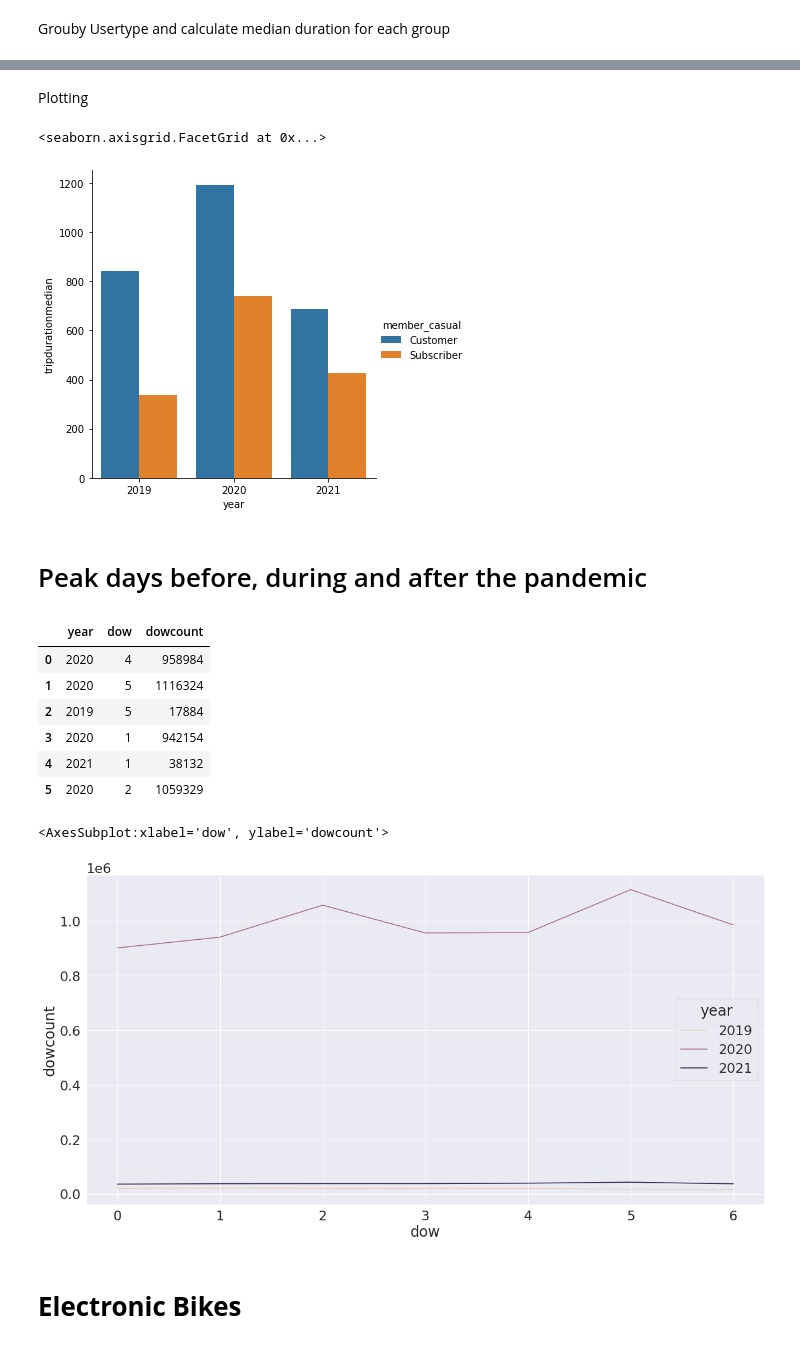
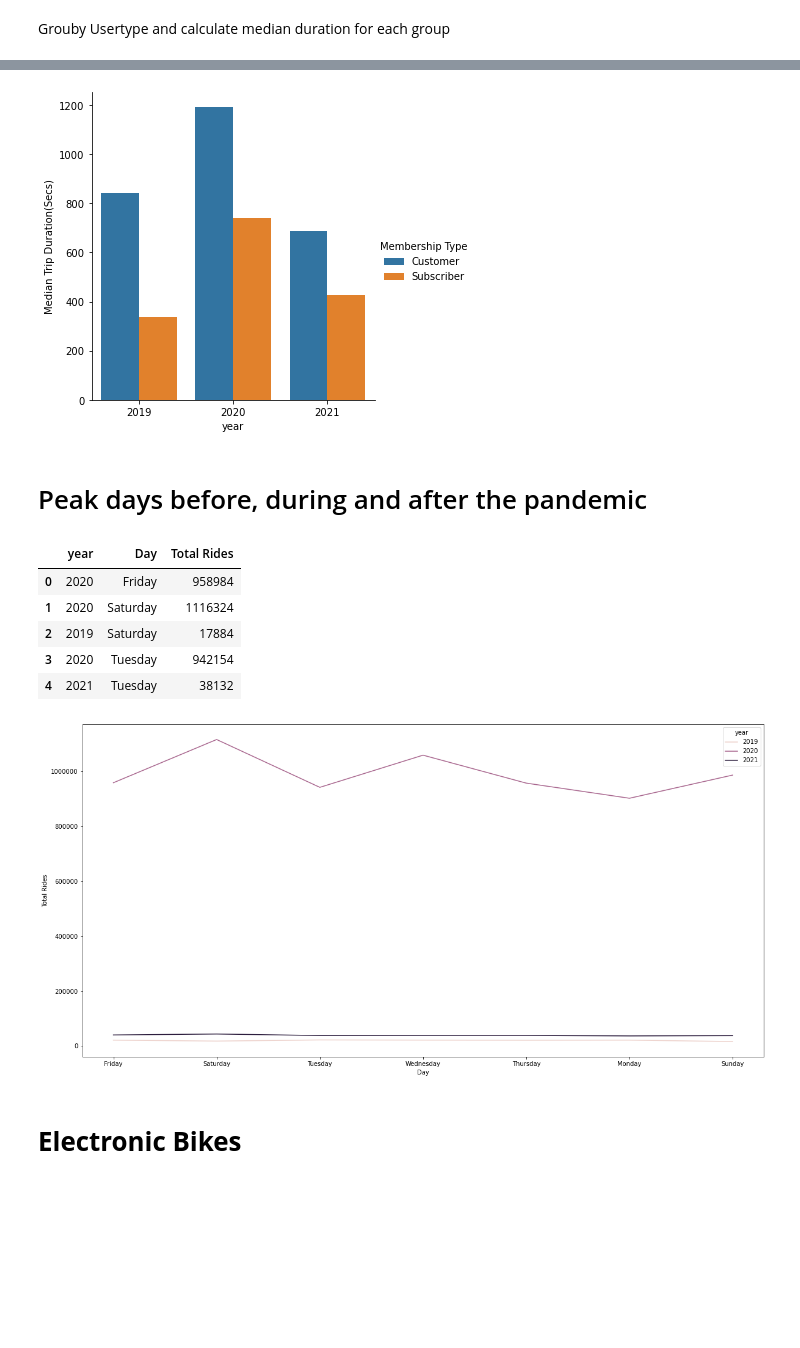
Before and after one commit to nletcher/RAPIDS-Citibike-Data-Analysis, a Jupyter notebook: Ridership.ipynb, the cells around one changed output, grey strips where cells are left out. Drawn from its saved outputs; the diff is of its cells as text; code cells hidden in the pictures; blank space fills up the shorter version.

```diff
--- a/Ridership.ipynb
+++ b/Ridership.ipynb
@@ -357,38 +331,37 @@ Concatenate to get a single dataframe for durations
-# %% [markdown]
-Plotting
 # %%
 #Change the dataframe into pandas
 pdftrip=ya.to_pandas()
 # %%
 #Plotting
-sns.factorplot(x='year', y='tripdurationmedian', hue='member_casual', kind='bar', data=pdftrip)
+sns.factorplot(x='year', y='Median Trip Duration(Secs)', hue='Membership Type', kind='bar', data=pdftrip)
+plt.ticklabel_format(style='plain', axis='y')
 # %% [output]
-<seaborn.axisgrid.FacetGrid at 0x...>
-[figure, old version]
+[figure, new version]
 # %% [markdown]
 <h1>Peak days before, during and after the pandemic</h1>
 # %%
 peakdays= df.groupby(['year','dow']).agg({'dow': ['count']}).reset_index()
 peakdays.columns = peakdays.columns.get_level_values(0) +  peakdays.columns.get_level_values(1)
-peakdays.head(6)
+peakdays['dow'] = peakdays['dow'].map(dict(zip([0,1,2,3,4,5,6],['Monday', 'Tuesday','Wednesday','Thursday', 'Friday', 'Saturday', 'Sunday'])))
+peakdays=peakdays.rename(columns={'dow':'Day', 'dowcount':'Total Rides'})
+peakdays.head()
 # %% [output]
-|  | year | dow | dowcount |
-| 0 | 2020 | 4 | 958984 |
-| 1 | 2020 | 5 | 1116324 |
-| 2 | 2019 | 5 | 17884 |
-| 3 | 2020 | 1 | 942154 |
-| 4 | 2021 | 1 | 38132 |
-| 5 | 2020 | 2 | 1059329 |
+|  | year | Day | Total Rides |
+| 0 | 2020 | Friday | 958984 |
+| 1 | 2020 | Saturday | 1116324 |
+| 2 | 2019 | Saturday | 17884 |
+| 3 | 2020 | Tuesday | 942154 |
+| 4 | 2021 | Tuesday | 38132 |
 # %%
 ppeakdays=peakdays.to_pandas()
 # %%
 plt.figure(figsize=(20,10))
-sns.set(font_scale=2)
+#sns.set(font_scale=2)
 
-sns.lineplot(data=ppeakdays, x="dow", y="dowcount", hue="year")
+sns.lineplot(data=ppeakdays, x="Day", y="Total Rides", hue="year")
+plt.ticklabel_format(style='plain', axis='y')
 # %% [output]
-<AxesSubplot:xlabel='dow', ylabel='dowcount'>
-[figure, old version]
+[figure, new version]
 # %% [markdown]
 # **Electronic Bikes**
 # %% [markdown]
```
Also changed, not shown: parts of 15 cells of this notebook.
